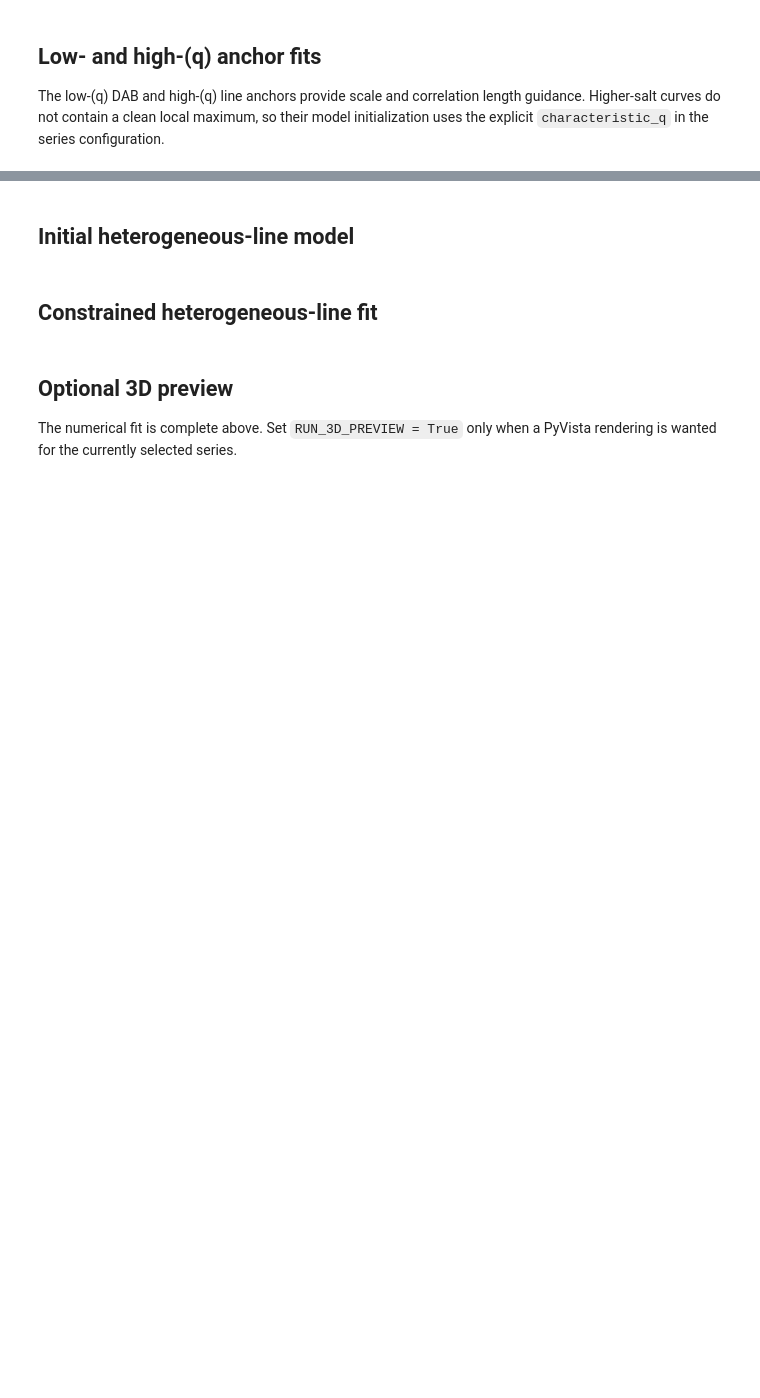
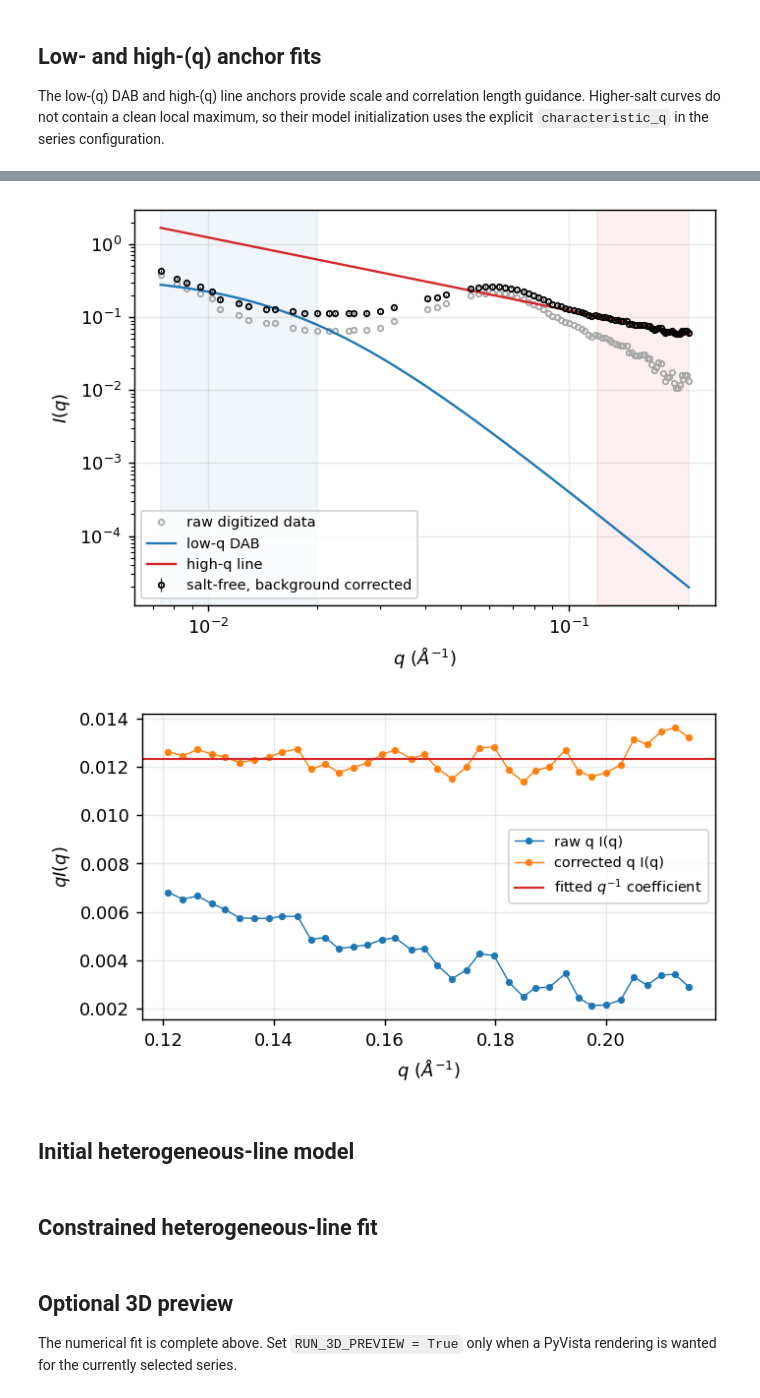
Before and after one commit to ch-tung/Randomwave_ML, a Jupyter notebook: randomcxl/smpl/curvefit/cf_pecora.ipynb, the cells around one changed output, grey strips where cells are left out. Saved outputs shown, nothing was run; the diff lists cells and outputs as text; code cells hidden in the pictures; blank space fills up the shorter version.

```diff
--- a/randomcxl/smpl/curvefit/cf_pecora.ipynb
+++ b/randomcxl/smpl/curvefit/cf_pecora.ipynb
@@ -85,9 +85,12 @@ DIGITIZATION_ERROR_RELATIVE = 0.03
 
 FIT_Q_MIN = None
 FIT_Q_MAX = None
-LOWQ_ANCHOR_MAX = 0.026
+LOWQ_ANCHOR_MAX = 0.02
 HIGHQ_ANCHOR_MIN = 0.12
-SUBTRACT_BG = False
+# Fit the raw high-q tail to I(q) = C/q + B, then fit the model to I(q) - B.
+# B is allowed to be signed because the published curve has an arbitrary
+# vertical offset; for salt-free data the fitted offset is negative.
+SUBTRACT_BG = True
 
 print(f"[status] series={SERIES_LABEL}")
 print(f"[status] data={DATA_CSV}")
@@ -212,31 +248,68 @@ with open(OUTPUT_DIR / f"{SAMPLE_TAG}_anchor_guesses.csv", "w", encoding="utf-8"
 # %%
 q_grid = np.geomspace(fit_q_min, fit_q_max, 400)
 fig, ax = plt.subplots(figsize=(5.5, 3.9))
+if SUBTRACT_BG:
+    ax.plot(
+        profile.q,
+        profile.intensity,
+        "o",
+        ms=3,
+        color="0.65",
+        markerfacecolor="none",
+        label="raw digitized data",
+    )
 ax.errorbar(
     working_profile.q,
     working_profile.intensity,
     yerr=working_profile.error,
     fmt="o",
     ms=3,
     lw=0.5,
     color="k",
     markerfacecolor="none",
-    label=SERIES_LABEL,
+    label=f"{SERIES_LABEL}, background corrected",
 )
 for label, anchor, color in (
     ("low-q DAB", lowq_dab_fit, "C0"),
     ("high-q line", highq_line_fit, "C3"),
 ):
     ax.plot(q_grid, cf.evaluate_anchor_fit(anchor, q_grid), lw=1.3, color=color, label=label)
 ax.axvspan(*LOWQ_ANCHOR_BOUNDS, color="C0", alpha=0.07)
 ax.axvspan(*HIGHQ_ANCHOR_BOUNDS, color="C3", alpha=0.07)
 ax.set_xscale("log")
 ax.set_yscale("log")
 ax.set_xlabel(r"$q$ ($\AA^{-1}$)")
 ax.set_ylabel(r"$I(q)$")
 ax.legend(fontsize=8)
 fig.tight_layout()
 fig.savefig(OUTPUT_DIR / f"{SAMPLE_TAG}_anchor_fits.png")
+
+# A q^-1 tail is horizontal when plotted as q I(q).
+highq = (profile.q >= HIGHQ_ANCHOR_BOUNDS[0]) & (profile.q <= HIGHQ_ANCHOR_BOUNDS[1])
+fig, ax = plt.subplots(figsize=(5.5, 3.2))
+ax.plot(profile.q[highq], profile.q[highq] * profile.intensity[highq], "o-", ms=3, lw=0.8, label="raw q I(q)")
+ax.plot(
+    working_profile.q[highq],
+    working_profile.q[highq] * working_profile.intensity[highq],
+    "o-",
+    ms=3,
+    lw=0.8,
+    label="corrected q I(q)",
+)
+ax.axhline(
+    highq_line_fit.parameters["coefficient"],
+    color="C3",
+    lw=1.2,
+    label=r"fitted $q^{-1}$ coefficient",
+)
+ax.set_xlabel(r"$q$ ($\AA^{-1}$)")
+ax.set_ylabel(r"$q I(q)$")
+ax.legend(fontsize=8)
+fig.tight_layout()
+fig.savefig(OUTPUT_DIR / f"{SAMPLE_TAG}_highq_background_check.png")
+# %% [output]
+[figure, added]
+[figure, added]
 # %% [markdown]
 ## Initial heterogeneous-line model
 # %%
```
Also changed, not shown: parts of 4 cells of this notebook, 10 other files.
